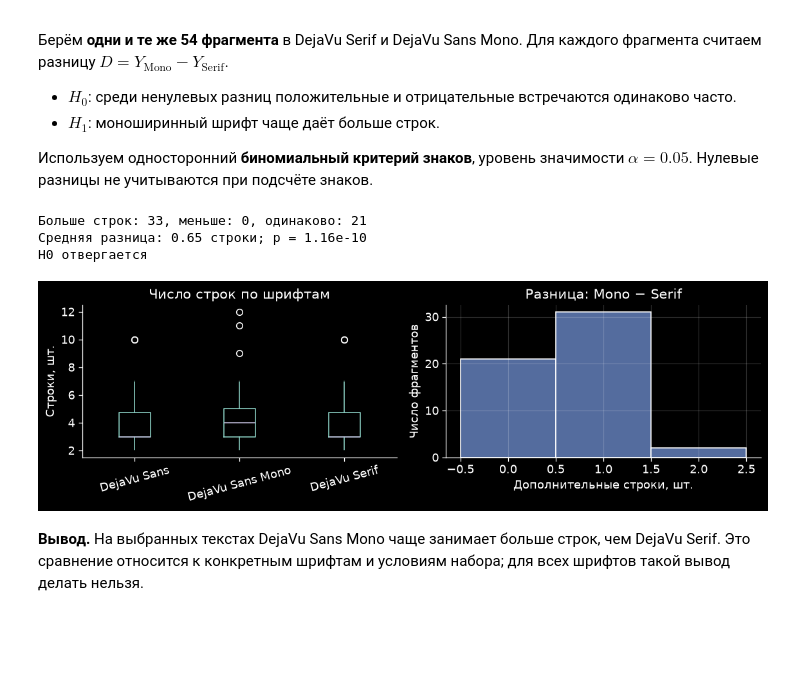
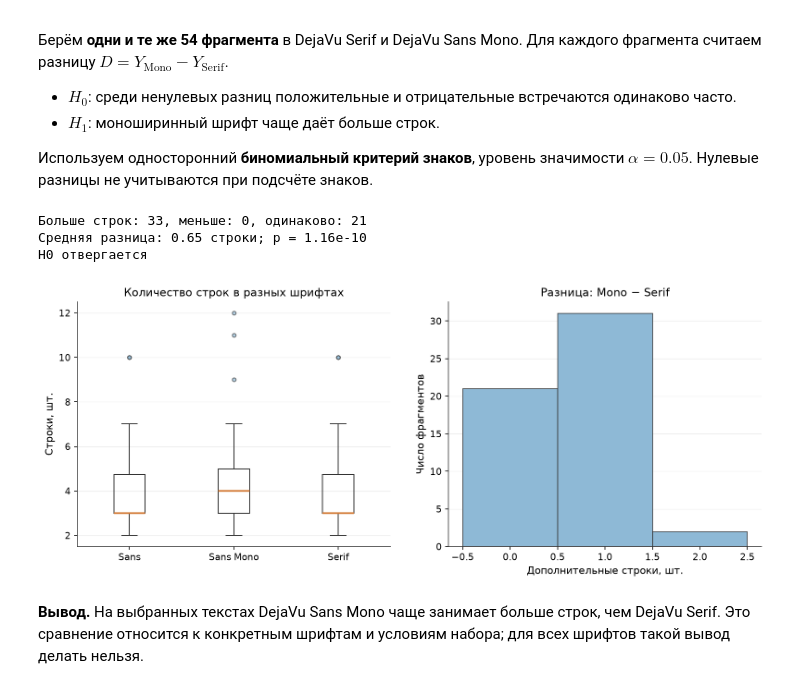
Before and after one commit to katrindemkina/Lab1, a Jupyter notebook: Lab01_Sprint1.ipynb, the cells around one changed output. Saved outputs shown, nothing was run; the diff lists cells and outputs as text; code cells hidden in the pictures; blank space fills up the shorter version.

```diff
--- a/Lab01_Sprint1.ipynb
+++ b/Lab01_Sprint1.ipynb
@@ -225,10 +268,17 @@ for n in size:
     rows.append([n, *rmse])
 err = pd.DataFrame(rows, columns=["n", *features]).set_index("n")
 display(err.round(3))
-ax = err.plot(marker="o", figsize=(8, 3.6))
-ax.set_xlabel("Размер выборки n")
+fig, ax = plt.subplots(figsize=(10, 5))
+for col, color, marker in zip(features, ["#377EB8", "#E49A49", "#559C88"], ["o", "s", "^"]):
+    ax.plot(err.index, err[col], color=color, marker=marker, markersize=6,
+            linewidth=1.8, label=cols[col])
+ax.set_xlabel("Размер выборки, n")
 ax.set_ylabel("Ошибка среднего / ст. отклонение")
-ax.legend([cols[c] for c in features], fontsize=9)
+ax.set_title("Ошибка оценки среднего при увеличении выборки")
+ax.grid(alpha=0.4)
+ax.set_axisbelow(True)
+ax.legend()
+fig.tight_layout()
 plt.show()
 # %% [output]
 |  | Все 54 (среднее) | Выборка 20 (среднее) | Все 54 (ст. откл.) | Выборка 20 (ст. откл.) |
@@ -259,30 +309,38 @@ plt.show()
 # %%
 wide = layout.pivot(index="id", columns="font", values="lines")
 diff = wide["DejaVu Sans Mono"] - wide["DejaVu Serif"]
 pos, neg, zero = (diff > 0).sum(), (diff < 0).sum(), (diff == 0).sum()
 pvalue = stats.binomtest(int(pos), int(pos + neg), p=0.5, alternative="greater").pvalue
 print(f"Больше строк: {pos}, меньше: {neg}, одинаково: {zero}")
 print(f"Средняя разница: {diff.mean():.2f} строки; p = {pvalue:.3g}")
 print("H0 отвергается" if pvalue < 0.05 else "Недостаточно оснований отвергнуть H0")
 
-fig, axs = plt.subplots(1, 2, figsize=(10, 3.4))
-layout.boxplot(column="lines", by="font", ax=axs[0], grid=False)
-axs[0].set_title("Число строк по шрифтам")
+fig, axs = plt.subplots(1, 2, figsize=(11, 4.8))
+layout.boxplot(column="lines", by="font", ax=axs[0], grid=False,
+               boxprops=dict(color="#333333"), medianprops=dict(color="#D37A35", linewidth=1.8),
+               whiskerprops=dict(color="#333333"), capprops=dict(color="#333333"),
+               flierprops=dict(marker="o", markersize=4, markerfacecolor="#8EB9D6",
+                               markeredgecolor="#333333", alpha=0.65))
+axs[0].set_title("Количество строк в разных шрифтах")
 axs[0].set_xlabel("")
 axs[0].set_ylabel("Строки, шт.")
-axs[0].tick_params(axis="x", rotation=15)
-axs[1].hist(diff, bins=np.arange(-0.5, diff.max() + 1.5), color="#546C9E", edgecolor="white")
+axs[0].set_xticklabels(["Sans", "Sans Mono", "Serif"], rotation=0)
+axs[0].grid(axis="y", alpha=0.35)
+axs[1].hist(diff, bins=np.arange(-0.5, diff.max() + 1.5),
+            color="#8EB9D6", edgecolor="#333333", linewidth=0.75)
 axs[1].set_title("Разница: Mono − Serif")
 axs[1].set_xlabel("Дополнительные строки, шт.")
 axs[1].set_ylabel("Число фрагментов")
+axs[1].grid(axis="y", alpha=0.35)
+for ax in axs: ax.set_axisbelow(True)
 fig.suptitle("")
-fig.tight_layout()
+fig.tight_layout(w_pad=2.5)
 plt.show()
 # %% [output]
 Больше строк: 33, меньше: 0, одинаково: 21
 Средняя разница: 0.65 строки; p = 1.16e-10
 H0 отвергается
-[figure, old version]
+[figure, new version]
 # %% [markdown]
 **Вывод.** На выбранных текстах DejaVu Sans Mono чаще занимает больше строк, чем DejaVu Serif. Это сравнение относится к конкретным шрифтам и условиям набора; для всех шрифтов такой вывод делать нельзя.
 # %% [markdown]
```
Also changed, not shown: parts of 8 cells of this notebook, 15 other files.
